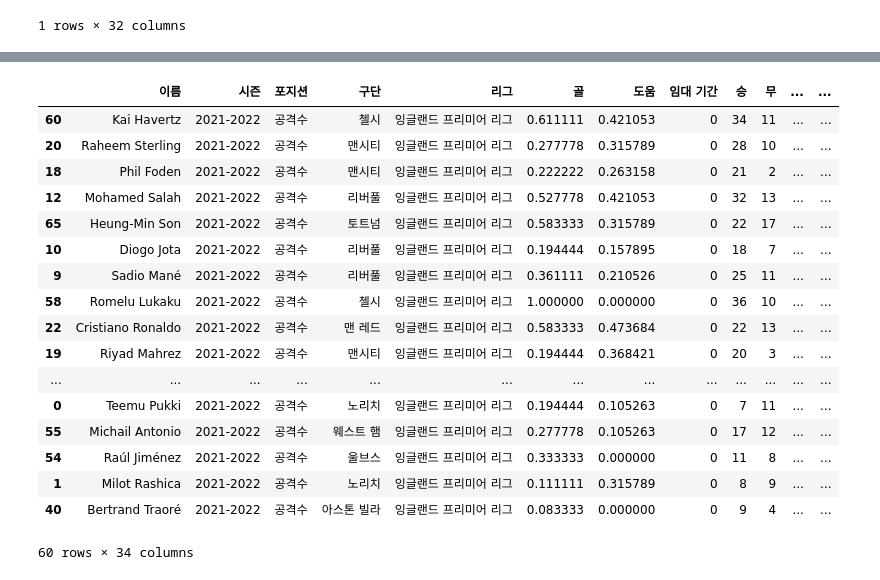
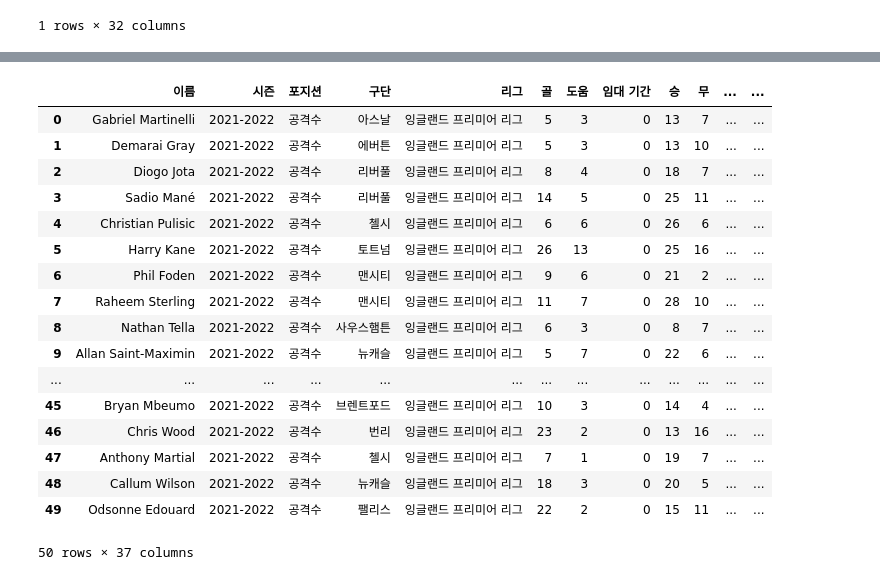
Before and after one commit to YongJaeJung/FM_DA_Project, a Jupyter notebook: 06.선수별_WAR_측정기-공격수.ipynb, the cells around one changed output, grey strips where cells are left out. Drawn from its saved outputs; the diff is of its cells as text; code cells hidden in the pictures.

```diff
--- a/06.선수별_WAR_측정기-공격수.ipynb
+++ b/06.선수별_WAR_측정기-공격수.ipynb
@@ -62,11 +62,10 @@ order_features = ['골','도움']
+# %%
+features = ('PAWAAK','SAWG','기회 창출/90','드리블 성공/90','반칙 수/90','크로스 성공률','태클 시도/90','파울 획득')
 # %%
-forward_df.loc[:,outlier_features] = forward_qt.transform(forward_df.loc[:,outlier_features])
-forward_df.loc[:,nonoutlier_features] = forward_ss.transform(forward_df.loc[:,nonoutlier_features])
-forward_df.loc[:,order_features] = forward_mm.transform(forward_df.loc[:,order_features])
+forward_df.loc[:,features] = forward_qt.transform(forward_df.loc[:,features])
 # %%
 forward_df = forward_df.reset_index(drop=True)
 # %%
-good_features = ['골','도움','경기당 유효 슈팅/90','공중볼시도/90','경기당 패스 시도/90','기회 창출/90','드리블 성공/90']
+independent_val = ('파울 획득', 'SAWG', '태클 시도/90', '기회 창출/90', '크로스 성공률', 'PAWAAK', '드리블 성공/90')
 # %%
-forward_df['예측PPG']=forward_model.predict(tf.constant(forward_df.loc[:,good_features].values))
-forward_df
+forward_df['예측PPG']=forward_model.predict(tf.constant(forward_df.loc[:,independent_val].values))
@@ -102,26 +87,28 @@ forward_min
 # %%
 forward_df['WAR'] = forward_df['예측PPG'].map(lambda x : x-forward_min+1)
 # %%
-forward_df.sort_values(by='WAR',ascending=False).head(60)
+forward_war = forward_df.sort_values(by='WAR',ascending=False).copy()
+forward_war = forward_war.reset_index(drop=True)
+forward_war.head(50)
 # %% [output]
 |  | 이름 | 시즌 | 포지션 | 구단 | 리그 | 골 | 도움 | 임대 기간 | 승 | 무 | ... | ... |
-| 60 | Kai Havertz | 2021-2022 | 공격수 | 첼시 | 잉글랜드 프리미어 리그 | 0.611111 | 0.421053 | 0 | 34 | 11 | ... | ... |
-| 20 | Raheem Sterling | 2021-2022 | 공격수 | 맨시티 | 잉글랜드 프리미어 리그 | 0.277778 | 0.315789 | 0 | 28 | 10 | ... | ... |
-| 18 | Phil Foden | 2021-2022 | 공격수 | 맨시티 | 잉글랜드 프리미어 리그 | 0.222222 | 0.263158 | 0 | 21 | 2 | ... | ... |
-| 12 | Mohamed Salah | 2021-2022 | 공격수 | 리버풀 | 잉글랜드 프리미어 리그 | 0.527778 | 0.421053 | 0 | 32 | 13 | ... | ... |
-| 65 | Heung-Min Son | 2021-2022 | 공격수 | 토트넘 | 잉글랜드 프리미어 리그 | 0.583333 | 0.315789 | 0 | 22 | 17 | ... | ... |
-| 10 | Diogo Jota | 2021-2022 | 공격수 | 리버풀 | 잉글랜드 프리미어 리그 | 0.194444 | 0.157895 | 0 | 18 | 7 | ... | ... |
-| 9 | Sadio Mané | 2021-2022 | 공격수 | 리버풀 | 잉글랜드 프리미어 리그 | 0.361111 | 0.210526 | 0 | 25 | 11 | ... | ... |
-| 58 | Romelu Lukaku | 2021-2022 | 공격수 | 첼시 | 잉글랜드 프리미어 리그 | 1.000000 | 0.000000 | 0 | 36 | 10 | ... | ... |
-| 22 | Cristiano Ronaldo | 2021-2022 | 공격수 | 맨 레드 | 잉글랜드 프리미어 리그 | 0.583333 | 0.473684 | 0 | 22 | 13 | ... | ... |
-| 19 | Riyad Mahrez | 2021-2022 | 공격수 | 맨시티 | 잉글랜드 프리미어 리그 | 0.194444 | 0.368421 | 0 | 20 | 3 | ... | ... |
+| 0 | Gabriel Martinelli | 2021-2022 | 공격수 | 아스날 | 잉글랜드 프리미어 리그 | 5 | 3 | 0 | 13 | 7 | ... | ... |
+| 1 | Demarai Gray | 2021-2022 | 공격수 | 에버튼 | 잉글랜드 프리미어 리그 | 5 | 3 | 0 | 13 | 10 | ... | ... |
+| 2 | Diogo Jota | 2021-2022 | 공격수 | 리버풀 | 잉글랜드 프리미어 리그 | 8 | 4 | 0 | 18 | 7 | ... | ... |
+| 3 | Sadio Mané | 2021-2022 | 공격수 | 리버풀 | 잉글랜드 프리미어 리그 | 14 | 5 | 0 | 25 | 11 | ... | ... |
+| 4 | Christian Pulisic | 2021-2022 | 공격수 | 첼시 | 잉글랜드 프리미어 리그 | 6 | 6 | 0 | 26 | 6 | ... | ... |
+| 5 | Harry Kane | 2021-2022 | 공격수 | 토트넘 | 잉글랜드 프리미어 리그 | 26 | 13 | 0 | 25 | 16 | ... | ... |
+| 6 | Phil Foden | 2021-2022 | 공격수 | 맨시티 | 잉글랜드 프리미어 리그 | 9 | 6 | 0 | 21 | 2 | ... | ... |
+| 7 | Raheem Sterling | 2021-2022 | 공격수 | 맨시티 | 잉글랜드 프리미어 리그 | 11 | 7 | 0 | 28 | 10 | ... | ... |
+| 8 | Nathan Tella | 2021-2022 | 공격수 | 사우스햄튼 | 잉글랜드 프리미어 리그 | 6 | 3 | 0 | 8 | 7 | ... | ... |
+| 9 | Allan Saint-Maximin | 2021-2022 | 공격수 | 뉴캐슬 | 잉글랜드 프리미어 리그 | 5 | 7 | 0 | 22 | 6 | ... | ... |
 | ... | ... | ... | ... | ... | ... | ... | ... | ... | ... | ... | ... | ... |
-| 0 | Teemu Pukki | 2021-2022 | 공격수 | 노리치 | 잉글랜드 프리미어 리그 | 0.194444 | 0.105263 | 0 | 7 | 11 | ... | ... |
-| 55 | Michail Antonio | 2021-2022 | 공격수 | 웨스트 햄 | 잉글랜드 프리미어 리그 | 0.277778 | 0.105263 | 0 | 17 | 12 | ... | ... |
-| 54 | Raúl Jiménez | 2021-2022 | 공격수 | 울브스 | 잉글랜드 프리미어 리그 | 0.333333 | 0.000000 | 0 | 11 | 8 | ... | ... |
-| 1 | Milot Rashica | 2021-2022 | 공격수 | 노리치 | 잉글랜드 프리미어 리그 | 0.111111 | 0.315789 | 0 | 8 | 9 | ... | ... |
-| 40 | Bertrand Traoré | 2021-2022 | 공격수 | 아스톤 빌라 | 잉글랜드 프리미어 리그 | 0.083333 | 0.000000 | 0 | 9 | 4 | ... | ... |
+| 45 | Bryan Mbeumo | 2021-2022 | 공격수 | 브렌트포드 | 잉글랜드 프리미어 리그 | 10 | 3 | 0 | 14 | 4 | ... | ... |
+| 46 | Chris Wood | 2021-2022 | 공격수 | 번리 | 잉글랜드 프리미어 리그 | 23 | 2 | 0 | 13 | 16 | ... | ... |
+| 47 | Anthony Martial | 2021-2022 | 공격수 | 첼시 | 잉글랜드 프리미어 리그 | 7 | 1 | 0 | 19 | 7 | ... | ... |
+| 48 | Callum Wilson | 2021-2022 | 공격수 | 뉴캐슬 | 잉글랜드 프리미어 리그 | 18 | 3 | 0 | 20 | 5 | ... | ... |
+| 49 | Odsonne Edouard | 2021-2022 | 공격수 | 팰리스 | 잉글랜드 프리미어 리그 | 22 | 2 | 0 | 15 | 11 | ... | ... |
-60 rows × 34 columns
+50 rows × 37 columns
 # %%
 forward_df.query(f'이름 in ["Phil Foden"]')[['이름','WAR']]
 # %% [output]
```
Also changed, not shown: parts of 12 cells of this notebook, 2 other files.
